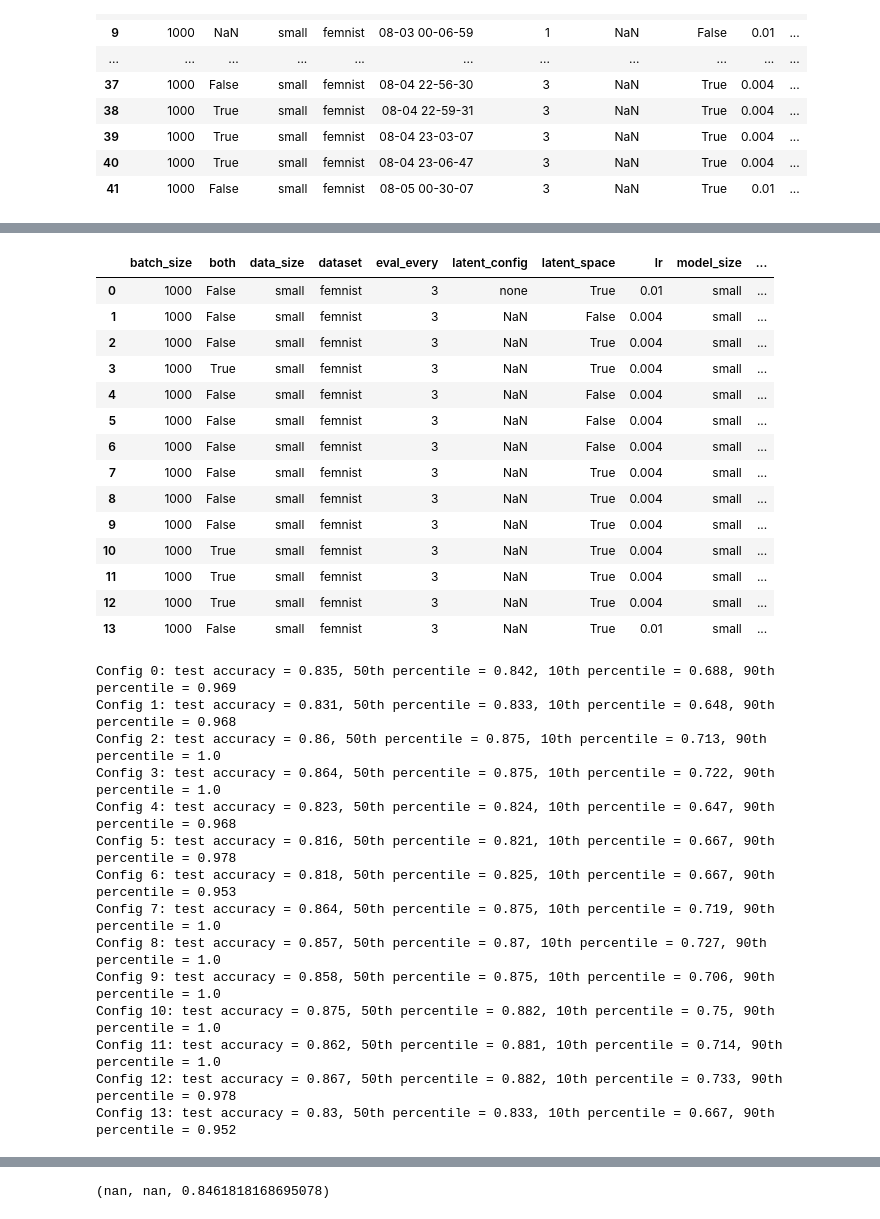
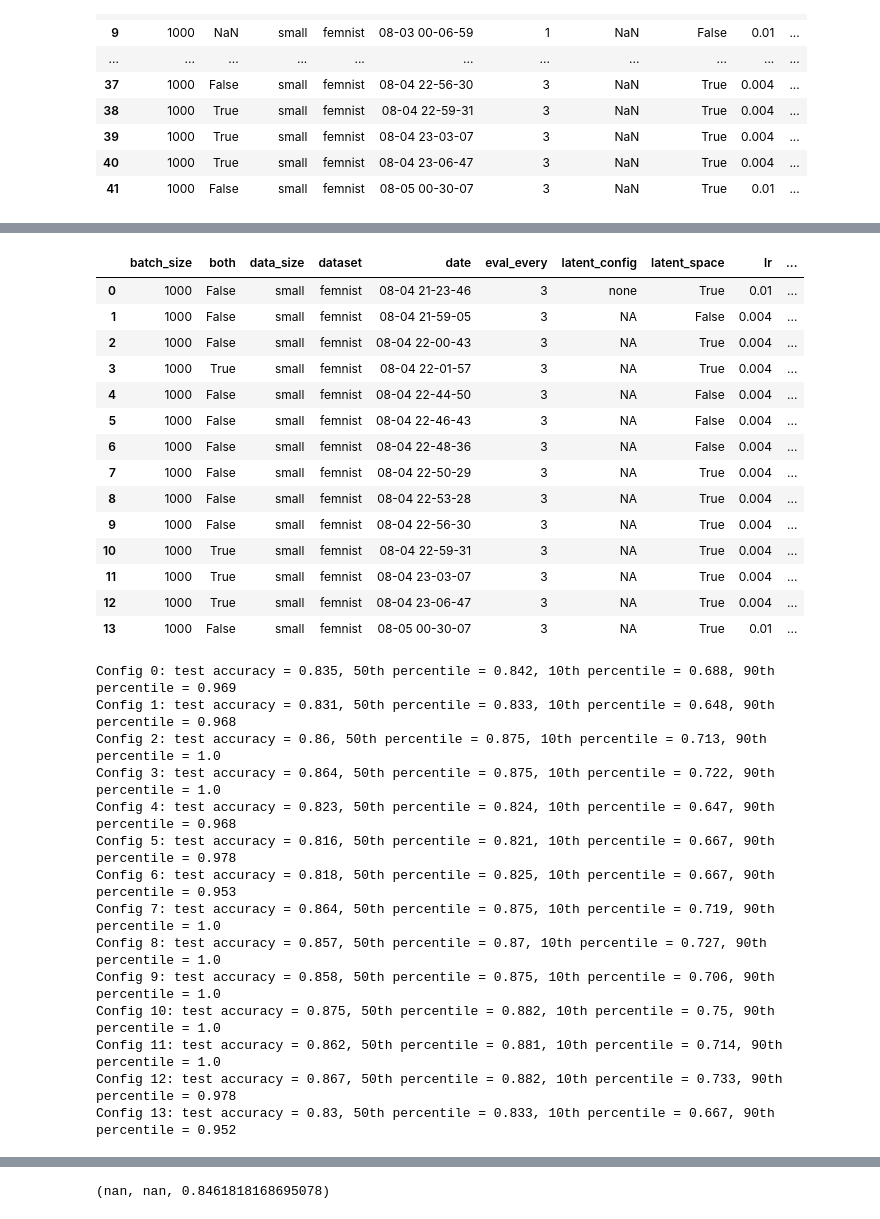
Before and after one commit to milesaturpin/latent-variable-nn, a Jupyter notebook: notebooks/femnist_results.ipynb, the cells around one changed output, grey strips where cells are left out. Drawn from its saved outputs; the diff is of its cells as text; code cells hidden in the pictures.

```diff
--- a/notebooks/femnist_results.ipynb
+++ b/notebooks/femnist_results.ipynb
@@ -56,11 +56,14 @@ for exp_dir in directories:
     # Merge training stats csv's
     training_stats_files = !cd {exp_path}; ls -d -- training_stats*
     df_list = []
-    for file in training_stats_files:
-        df_list.append(pd.read_csv(os.path.join(exp_path, file)))
-    df = pd.concat(df_list)
-    df = df.set_index(['epoch', 'gid'])
-    results_df_list.append(df)
+    try:
+        for file in training_stats_files:
+            df_list.append(pd.read_csv(os.path.join(exp_path, file)))
+        df = pd.concat(df_list)
+        df = df.set_index(['epoch', 'gid'])
+        results_df_list.append(df)
+    except:
+        pass
 
     # load hyperparam json file
     with open(os.path.join(exp_path, 'hyperparams.json'),'r') as f:
@@ -124,11 +127,14 @@ for exp_dir in directories:
     # Merge training stats csv's
     training_stats_files = !cd {exp_path}; ls -d -- training_stats*
     df_list = []
-    for file in training_stats_files:
-        df_list.append(pd.read_csv(os.path.join(exp_path, file)))
-    df = pd.concat(df_list)
-    df = df.set_index(['epoch', 'gid'])
-    results_df_list.append(df)
+    try:
+        for file in training_stats_files:
+            df_list.append(pd.read_csv(os.path.join(exp_path, file)))
+        df = pd.concat(df_list)
+        df = df.set_index(['epoch', 'gid'])
+        results_df_list.append(df)
+    except:
+        pass
 
     # load hyperparam json file
     with open(os.path.join(exp_path, 'hyperparams.json'),'r') as f:
@@ -137,10 +143,17 @@ for exp_dir in directories:
         hyperparams.append(hyper)
         # Need this so can groupby later
         mod_hyper['z_dim'] = str(mod_hyper['z_dim'])
+        # clean up date string
+        mod_hyper['date'] = re.sub('_',' ', re.sub('/','', re.sub('2019-','',exp_dir)))
+
         if mod_hyper['seed'] is None:
             mod_hyper['seed']=-1
         if mod_hyper['description'] is None:
             mod_hyper['description']=-1
+        try:
+            mod_hyper['latent_config']
+        except:
+            mod_hyper['latent_config']='NA'
         mod_hyperparams.append(mod_hyper)
 
 config_df = pd.concat((pd.Series(param_dict) for param_dict in mod_hyperparams), axis=1).T
@@ -251,50 +260,49 @@ Weighted test accuracy: 0.83, 50th percentile 0.833, 10th percentile: 0.667, 90t
 # %%
 num_configs = len(directories)
 
 temp = config_df.drop(['seed', 'testing', 'print_freq'],1)
 # Move description to end
 display(temp[[col for col in temp if col not in ['description']] + ['description']])
 
 mean_accs = []
-for i in range(num_configs):
-    train_stats = results_df_list[i]
+for i, train_stats in enumerate(results_df_list):
     fed_acc_df = train_stats['test_acc'].unstack()
     mean_acc = fed_acc_df.apply(lambda s: np.dot(s.values, samples_weights.values), axis=1)
     mean_accs.append(mean_acc)
 
     get_percentile = lambda perc: np.percentile(
         sorted(fed_acc_df.tail(1).squeeze().dropna().values), perc)
     stats = [
         round(np.dot(fed_acc_df.tail(1).squeeze().values, samples_weights.values),3),
         round(get_percentile(50),3),
         round(get_percentile(10),3),
         round(get_percentile(90),3)]
     print('Config {}: test accuracy = {}, 50th percentile = {}, 10th percentile = {}, 90th percentile = {}'.format(i, *stats))
 
 ax = pd.concat(mean_accs, axis=1).plot(figsize=(7,5), cmap='rainbow')
 #for i in range(4):
 #    pd.concat(mean_accs, axis=1).reset_index().plot.scatter(x='epoch', y=i,figsize=(7,5), ax=ax)
 plt.title('Test accuracy across epochs\ndistributed across writers')
 plt.xlabel('Epochs')
 plt.ylabel('Test accuracy')
 plt.grid(True)
 plt.tight_layout();
 # %% [output]
-|  | batch_size | both | data_size | dataset | eval_every | latent_config | latent_space | lr | model_size | ... |
-| 0 | 1000 | False | small | femnist | 3 | none | True | 0.01 | small | ... |
-| 1 | 1000 | False | small | femnist | 3 | NaN | False | 0.004 | small | ... |
-| 2 | 1000 | False | small | femnist | 3 | NaN | True | 0.004 | small | ... |
-| 3 | 1000 | True | small | femnist | 3 | NaN | True | 0.004 | small | ... |
-| 4 | 1000 | False | small | femnist | 3 | NaN | False | 0.004 | small | ... |
-| 5 | 1000 | False | small | femnist | 3 | NaN | False | 0.004 | small | ... |
-| 6 | 1000 | False | small | femnist | 3 | NaN | False | 0.004 | small | ... |
-| 7 | 1000 | False | small | femnist | 3 | NaN | True | 0.004 | small | ... |
-| 8 | 1000 | False | small | femnist | 3 | NaN | True | 0.004 | small | ... |
-| 9 | 1000 | False | small | femnist | 3 | NaN | True | 0.004 | small | ... |
-| 10 | 1000 | True | small | femnist | 3 | NaN | True | 0.004 | small | ... |
-| 11 | 1000 | True | small | femnist | 3 | NaN | True | 0.004 | small | ... |
-| 12 | 1000 | True | small | femnist | 3 | NaN | True | 0.004 | small | ... |
-| 13 | 1000 | False | small | femnist | 3 | NaN | True | 0.01 | small | ... |
+|  | batch_size | both | data_size | dataset | date | eval_every | latent_config | latent_space | lr | ... |
+| 0 | 1000 | False | small | femnist | 08-04 21-23-46 | 3 | none | True | 0.01 | ... |
+| 1 | 1000 | False | small | femnist | 08-04 21-59-05 | 3 | NA | False | 0.004 | ... |
+| 2 | 1000 | False | small | femnist | 08-04 22-00-43 | 3 | NA | True | 0.004 | ... |
+| 3 | 1000 | True | small | femnist | 08-04 22-01-57 | 3 | NA | True | 0.004 | ... |
+| 4 | 1000 | False | small | femnist | 08-04 22-44-50 | 3 | NA | False | 0.004 | ... |
+| 5 | 1000 | False | small | femnist | 08-04 22-46-43 | 3 | NA | False | 0.004 | ... |
+| 6 | 1000 | False | small | femnist | 08-04 22-48-36 | 3 | NA | False | 0.004 | ... |
+| 7 | 1000 | False | small | femnist | 08-04 22-50-29 | 3 | NA | True | 0.004 | ... |
+| 8 | 1000 | False | small | femnist | 08-04 22-53-28 | 3 | NA | True | 0.004 | ... |
+| 9 | 1000 | False | small | femnist | 08-04 22-56-30 | 3 | NA | True | 0.004 | ... |
+| 10 | 1000 | True | small | femnist | 08-04 22-59-31 | 3 | NA | True | 0.004 | ... |
+| 11 | 1000 | True | small | femnist | 08-04 23-03-07 | 3 | NA | True | 0.004 | ... |
+| 12 | 1000 | True | small | femnist | 08-04 23-06-47 | 3 | NA | True | 0.004 | ... |
+| 13 | 1000 | False | small | femnist | 08-05 00-30-07 | 3 | NA | True | 0.01 | ... |
 Config 0: test accuracy = 0.835, 50th percentile = 0.842, 10th percentile = 0.688, 90th percentile = 0.969
 Config 1: test accuracy = 0.831, 50th percentile = 0.833, 10th percentile = 0.648, 90th percentile = 0.968
 Config 2: test accuracy = 0.86, 50th percentile = 0.875, 10th percentile = 0.713, 90th percentile = 1.0
```
Also changed, not shown: parts of 11 cells of this notebook, 1 other file.
